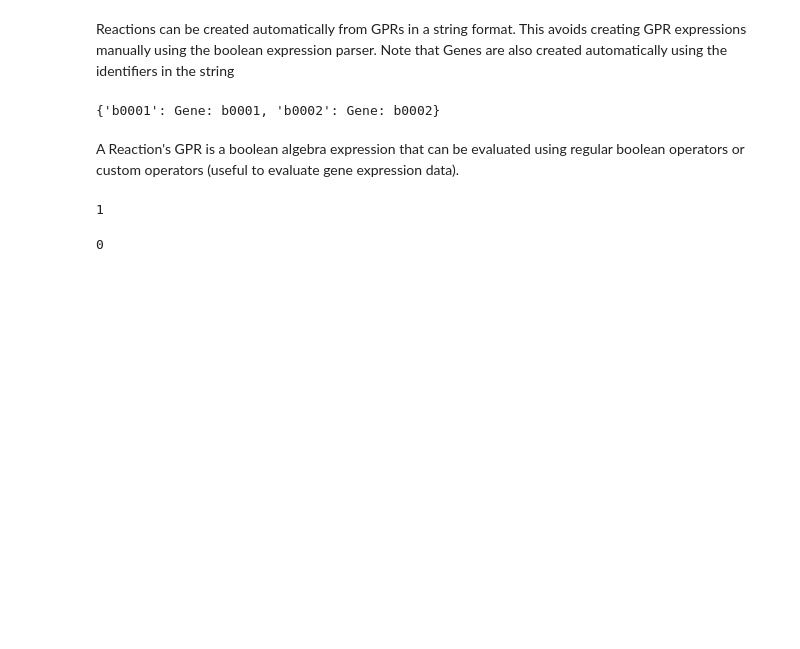
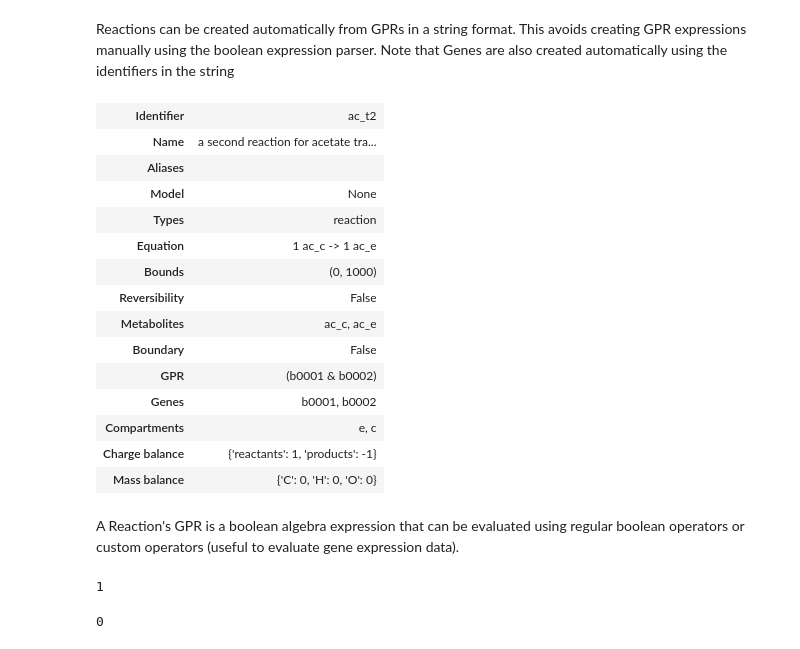
Before and after one commit to BioSystemsUM/MEWpy, a Jupyter notebook: examples/mew_models.ipynb, the cells around one changed output. Cells and saved outputs as stored; diff of their text form; code cells hidden in the pictures; blank space fills up the shorter version.

```diff
--- a/examples/mew_models.ipynb
+++ b/examples/mew_models.ipynb
@@ -623,12 +590,27 @@ Reactions can be created automatically from GPRs in a string format. This avoids
 # %%
 # from a GPR string
 rxn3 = Reaction.from_gpr_string(identifier='ac_t2',
+                                name='a second reaction for acetate transport having different genes',
                                 rule='b0001 and b0002',
                                 bounds=(0, 1000),
                                 stoichiometry=stoichiometry)
-rxn3.genes
+rxn3
 # %% [output]
-{'b0001': Gene: b0001, 'b0002': Gene: b0002}
+| Identifier | ac_t2 |
+| Name | a second reaction for acetate tra... |
+| Aliases |  |
+| Model | None |
+| Types | reaction |
+| Equation | 1 ac_c -> 1 ac_e |
+| Bounds | (0, 1000) |
+| Reversibility | False |
+| Metabolites | ac_c, ac_e |
+| Boundary | False |
+| GPR | (b0001 & b0002) |
+| Genes | b0001, b0002 |
+| Compartments | e, c |
+| Charge balance | {'reactants': 1, 'products': -1} |
+| Mass balance | {'C': 0, 'H': 0, 'O': 0} |
 # %% [markdown]
 A Reaction's GPR is a boolean algebra expression that can be evaluated using regular boolean operators or custom operators (useful to evaluate gene expression data).
 # %%
```
Also changed, not shown: parts of 96 cells of this notebook.
